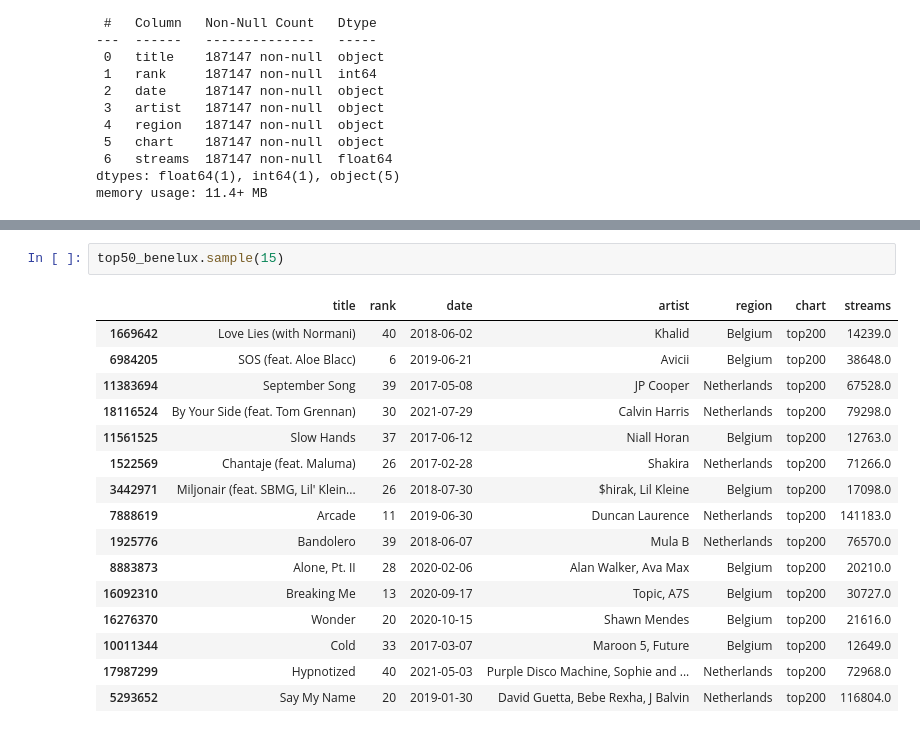
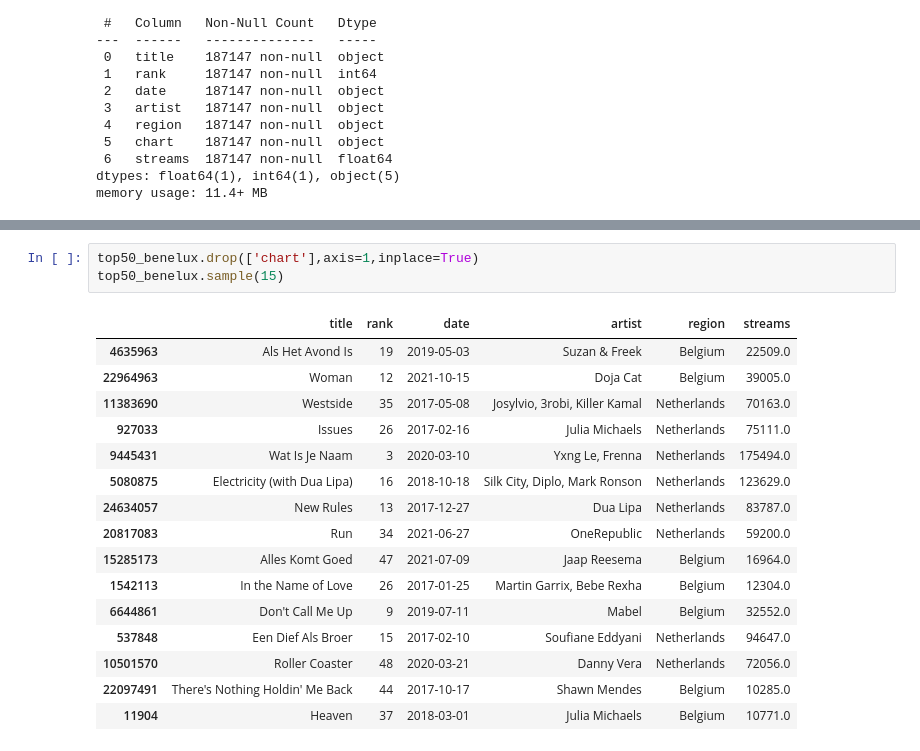
Before and after one commit to maik137/SpotifyCharts_EDA, a Jupyter notebook: Netherlands_SpotifyChart_EDA.ipynb, the cells around one changed output, grey strips where cells are left out. Cells and saved outputs as stored; diff of their text form.

```diff
--- a/Netherlands_SpotifyChart_EDA.ipynb
+++ b/Netherlands_SpotifyChart_EDA.ipynb
@@ -252,19 +380,20 @@ See the caveats in the documentation: https://pandas.pydata.org/pandas-docs/stab
 # %%
+top50_benelux.drop(['chart'],axis=1,inplace=True)
 top50_benelux.sample(15)
 # %% [output]
-|  | title | rank | date | artist | region | chart | streams |
-| 1669642 | Love Lies (with Normani) | 40 | 2018-06-02 | Khalid | Belgium | top200 | 14239.0 |
-| 6984205 | SOS (feat. Aloe Blacc) | 6 | 2019-06-21 | Avicii | Belgium | top200 | 38648.0 |
-| 11383694 | September Song | 39 | 2017-05-08 | JP Cooper | Netherlands | top200 | 67528.0 |
-| 18116524 | By Your Side (feat. Tom Grennan) | 30 | 2021-07-29 | Calvin Harris | Netherlands | top200 | 79298.0 |
-| 11561525 | Slow Hands | 37 | 2017-06-12 | Niall Horan | Belgium | top200 | 12763.0 |
-| 1522569 | Chantaje (feat. Maluma) | 26 | 2017-02-28 | Shakira | Netherlands | top200 | 71266.0 |
-| 3442971 | Miljonair (feat. SBMG, Lil' Klein... | 26 | 2018-07-30 | $hirak, Lil Kleine | Belgium | top200 | 17098.0 |
-| 7888619 | Arcade | 11 | 2019-06-30 | Duncan Laurence | Netherlands | top200 | 141183.0 |
-| 1925776 | Bandolero | 39 | 2018-06-07 | Mula B | Netherlands | top200 | 76570.0 |
-| 8883873 | Alone, Pt. II | 28 | 2020-02-06 | Alan Walker, Ava Max | Belgium | top200 | 20210.0 |
-| 16092310 | Breaking Me | 13 | 2020-09-17 | Topic, A7S | Belgium | top200 | 30727.0 |
-| 16276370 | Wonder | 20 | 2020-10-15 | Shawn Mendes | Belgium | top200 | 21616.0 |
-| 10011344 | Cold | 33 | 2017-03-07 | Maroon 5, Future | Belgium | top200 | 12649.0 |
-| 17987299 | Hypnotized | 40 | 2021-05-03 | Purple Disco Machine, Sophie and ... | Netherlands | top200 | 72968.0 |
-| 5293652 | Say My Name | 20 | 2019-01-30 | David Guetta, Bebe Rexha, J Balvin | Netherlands | top200 | 116804.0 |
+|  | title | rank | date | artist | region | streams |
+| 4635963 | Als Het Avond Is | 19 | 2019-05-03 | Suzan & Freek | Belgium | 22509.0 |
+| 22964963 | Woman | 12 | 2021-10-15 | Doja Cat | Belgium | 39005.0 |
+| 11383690 | Westside | 35 | 2017-05-08 | Josylvio, 3robi, Killer Kamal | Netherlands | 70163.0 |
+| 927033 | Issues | 26 | 2017-02-16 | Julia Michaels | Netherlands | 75111.0 |
+| 9445431 | Wat Is Je Naam | 3 | 2020-03-10 | Yxng Le, Frenna | Netherlands | 175494.0 |
+| 5080875 | Electricity (with Dua Lipa) | 16 | 2018-10-18 | Silk City, Diplo, Mark Ronson | Netherlands | 123629.0 |
+| 24634057 | New Rules | 13 | 2017-12-27 | Dua Lipa | Netherlands | 83787.0 |
+| 20817083 | Run | 34 | 2021-06-27 | OneRepublic | Netherlands | 59200.0 |
+| 15285173 | Alles Komt Goed | 47 | 2021-07-09 | Jaap Reesema | Belgium | 16964.0 |
+| 1542113 | In the Name of Love | 26 | 2017-01-25 | Martin Garrix, Bebe Rexha | Belgium | 12304.0 |
+| 6644861 | Don't Call Me Up | 9 | 2019-07-11 | Mabel | Belgium | 32552.0 |
+| 537848 | Een Dief Als Broer | 15 | 2017-02-10 | Soufiane Eddyani | Netherlands | 94647.0 |
+| 10501570 | Roller Coaster | 48 | 2020-03-21 | Danny Vera | Netherlands | 72056.0 |
+| 22097491 | There's Nothing Holdin' Me Back | 44 | 2017-10-17 | Shawn Mendes | Belgium | 10285.0 |
+| 11904 | Heaven | 37 | 2018-03-01 | Julia Michaels | Belgium | 10771.0 |
```
Also changed, not shown: parts of 24 cells of this notebook.
